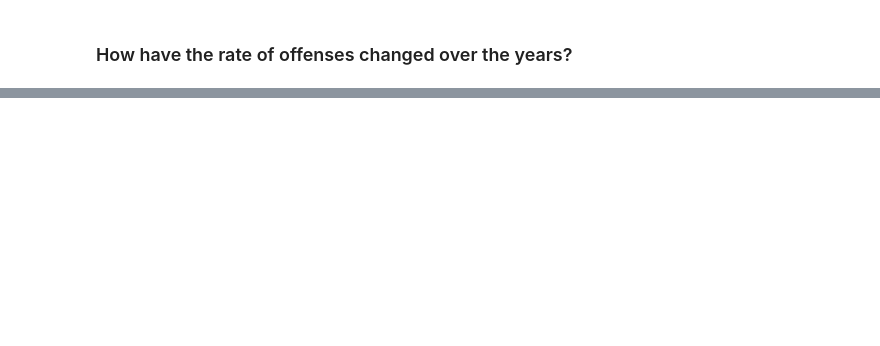
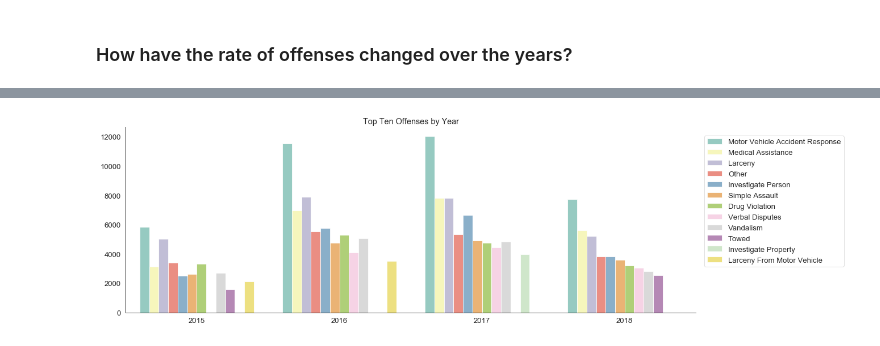
Before and after one commit to SpacePatroller/Boston_Crime_Data, a Jupyter notebook: Crime Data EDA.ipynb, the cells around one changed output, grey strips where cells are left out. Cells and saved outputs as stored; diff of their text form; code cells hidden in the pictures; blank space fills up the shorter version.

```diff
--- a/Crime Data EDA.ipynb
+++ b/Crime Data EDA.ipynb
@@ -407,3 +328,0 @@ df9
-# %%
-for x in range(len(t)):
-    print(x)
@@ -414,0 +356,15 @@ for x in range(len(t)):
+# %%
+#  create blank data frame
+topTenOffensesbyYear = pd.DataFrame()
+
+# loop through years array created earlier and create df that only contains the top ten offenses commited per year
+for x in range(len(years)):
+
+#     as we loop through each year 'years[x]' 2017,2018 ect append the top ten offenses for each year.
+
+#     offensesByYearCatg[offensesByYearCatg['YEAR'] == 2018][:10]
+
+    topTenOffensesbyYear = topTenOffensesbyYear.append(offensesByYearCatg[offensesByYearCatg['YEAR'] == years[x]][:10])
+
+topTenOffensesbyYear
+print(topTenOffensesbyYear.shape)
@@ -414,0 +382,16 @@ for x in range(len(t)):
+# %%
+figure = plt.figure(figsize=(18,6))
+
+sns.set_context('paper',font_scale=1.5,)
+sns.barplot(x=topTenOffensesbyYear['YEAR'],y=topTenOffensesbyYear['Count'],hue=topTenOffensesbyYear['OFFENSE_CODE_GROUP'],
+            palette='Set3')
+# plt.xticks(rotation=88)
+plt.legend(bbox_to_anchor=(1,1), loc='best', borderaxespad=1.1)
+sns.despine()
+plt.title('Top Ten Offenses by Year')
+plt.ylabel('')
+plt.xlabel('')
+
+plt.savefig('images/topTenbyYear.png',bbox_inches='tight')
+# %% [output]
+[figure, added]
```
Also changed, not shown: parts of 24 cells of this notebook, 10 other files.
